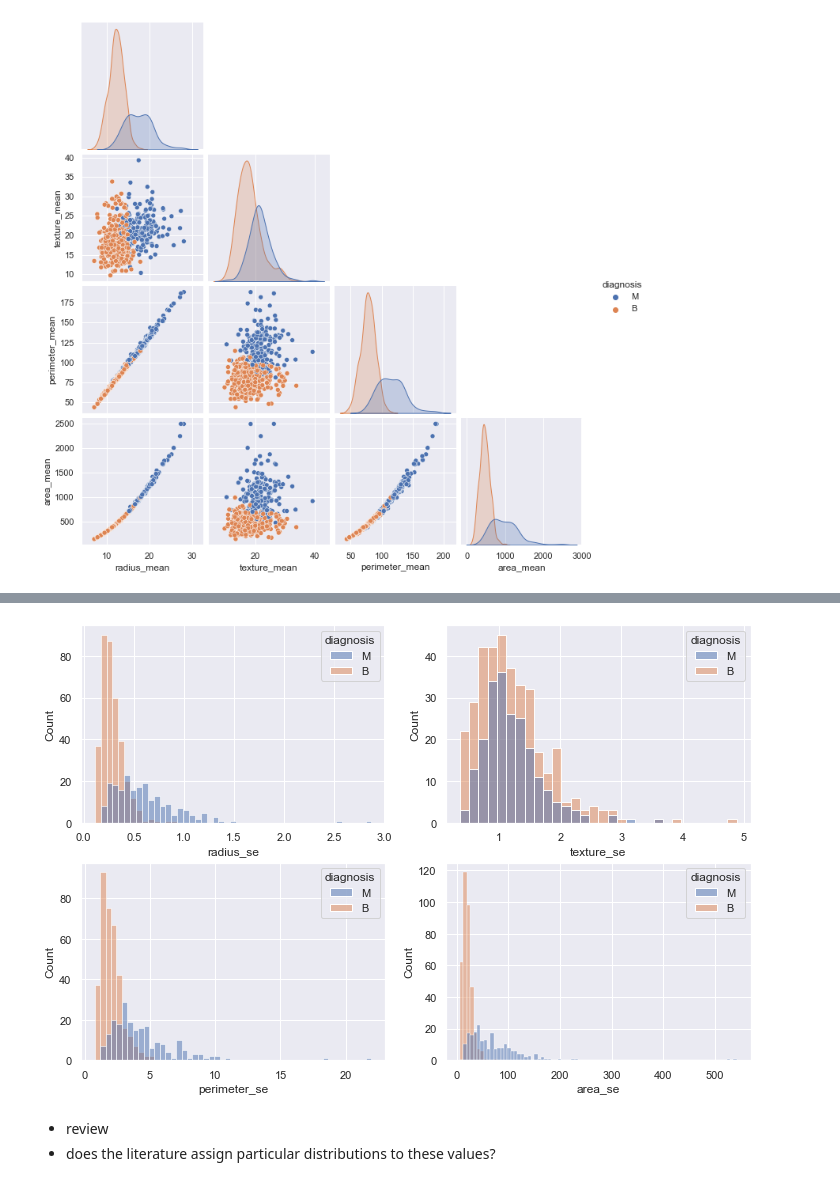
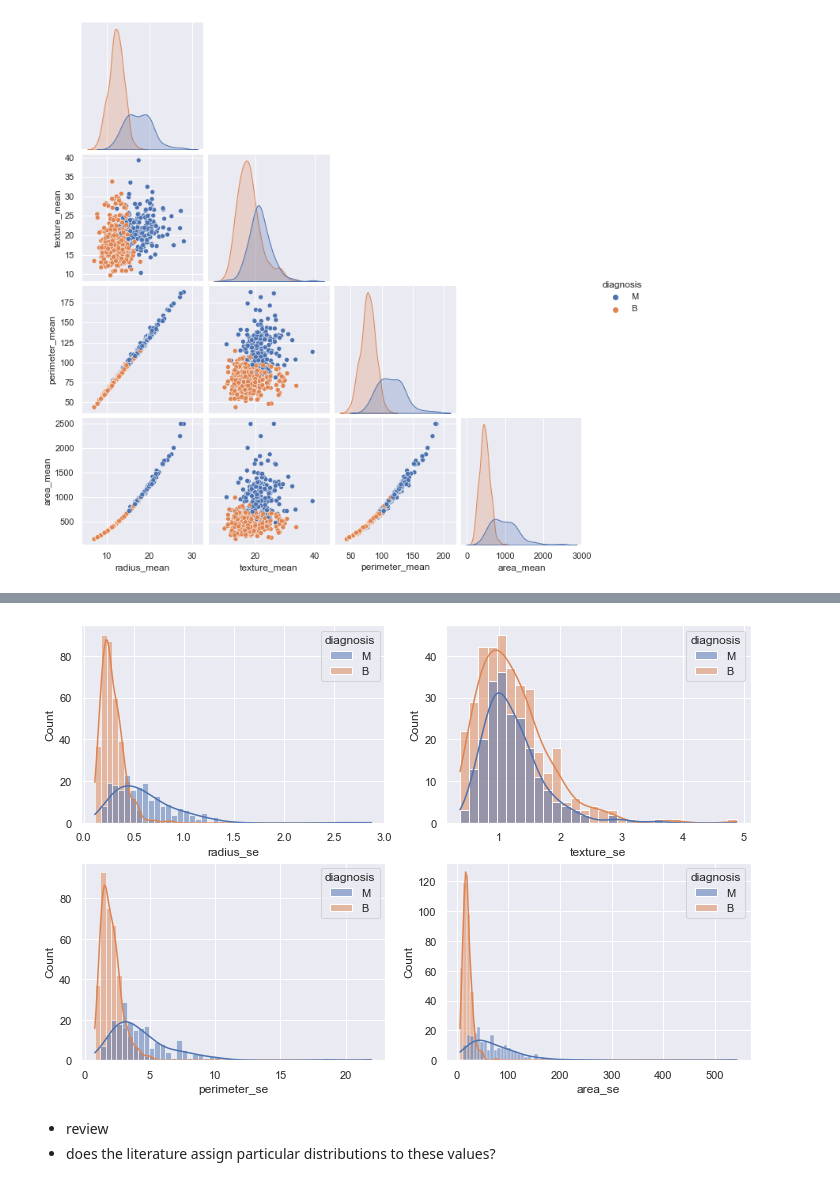
Before and after one commit to kiehozero/atu-progda-assignment-2, a Jupyter notebook: assignment.ipynb, the cells around one changed output, grey strips where cells are left out. Saved outputs shown, nothing was run; the diff lists cells and outputs as text; code cells hidden in the pictures.

```diff
--- a/assignment.ipynb
+++ b/assignment.ipynb
@@ -129,17 +137,17 @@ plt.show()
 # %%
 # spatial errors
 
 sns.set(rc={"figure.figsize":(12, 8)})
 fig, axes = plt.subplots(2, 2)
 
-sns.histplot(data=df, x='radius_se', hue='diagnosis',ax=axes[0,0])
-sns.histplot(data=df, x='texture_se', hue='diagnosis',ax=axes[0,1])
-sns.histplot(data=df, x='perimeter_se', hue='diagnosis',ax=axes[1,0])
-sns.histplot(data=df, x='area_se', hue='diagnosis',ax=axes[1,1])
+sns.histplot(data=df, x='radius_se', hue='diagnosis',ax=axes[0,0],kde=True)
+sns.histplot(data=df, x='texture_se', hue='diagnosis',ax=axes[0,1],kde=True)
+sns.histplot(data=df, x='perimeter_se', hue='diagnosis',ax=axes[1,0],kde=True)
+sns.histplot(data=df, x='area_se', hue='diagnosis',ax=axes[1,1],kde=True)
 
 plt.show()
 # %% [output]
-[figure, old version]
+[figure, new version]
 # %% [markdown]
 - review
 - does the literature assign particular distributions to these values?
```
Also changed, not shown: parts of 13 cells of this notebook.
